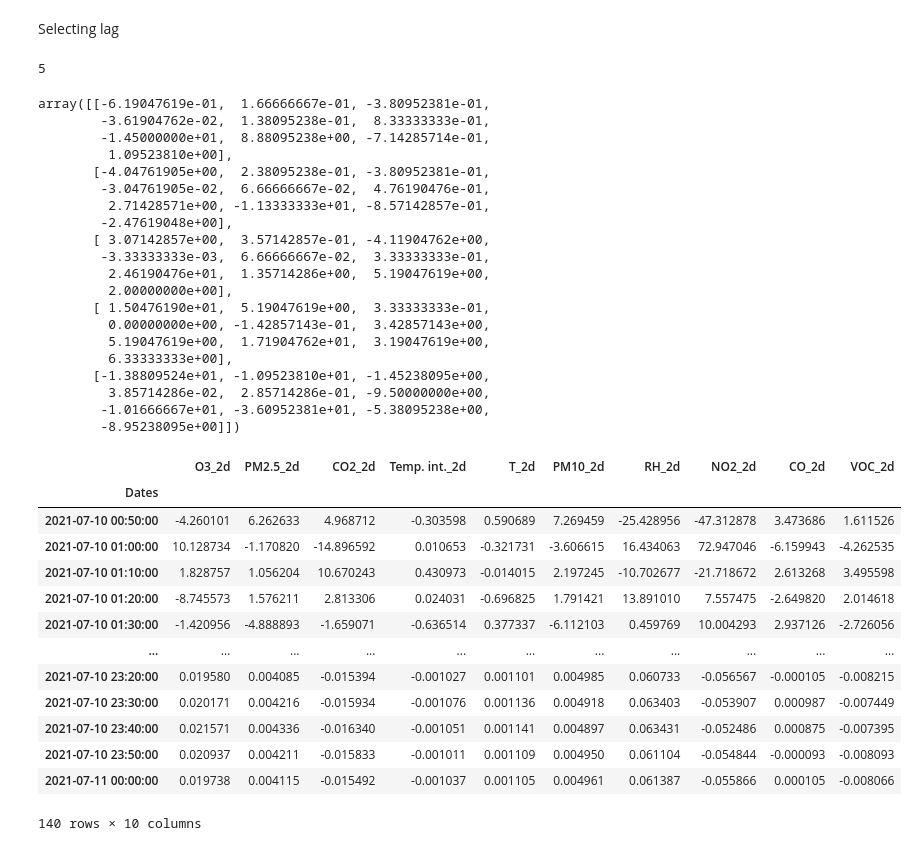
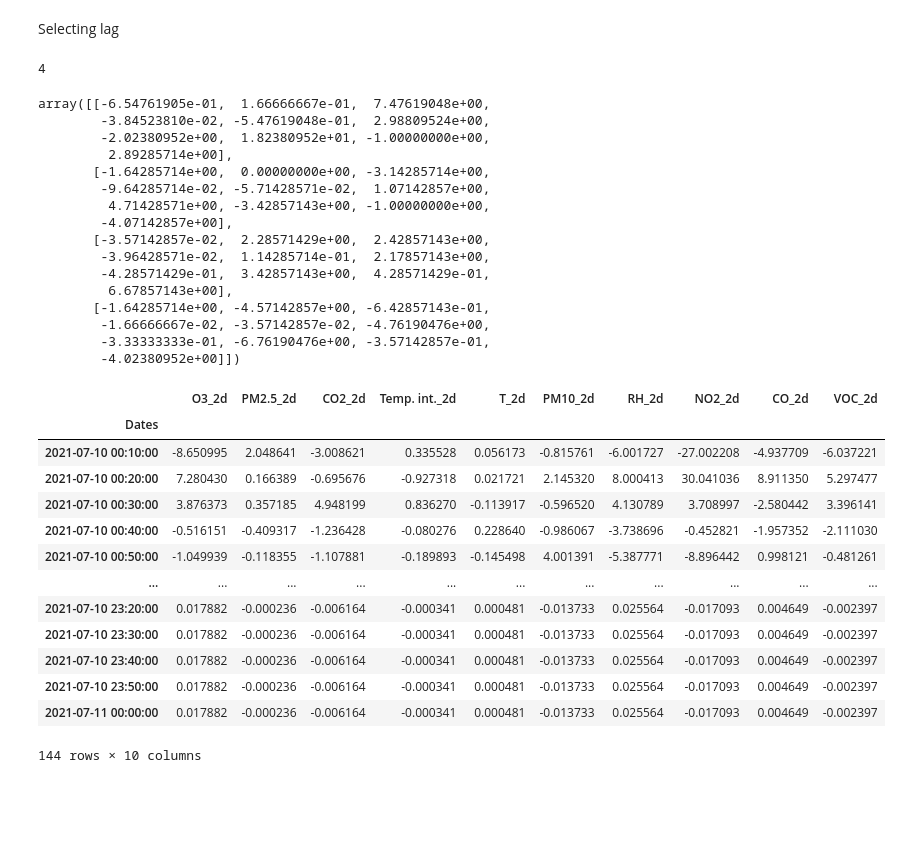
Before and after one commit to marcochisci/Anomaly_detection, a Jupyter notebook: 10min_1day_AnomalyDetection.ipynb, the cells around one changed output. Saved outputs shown, nothing was run; the diff lists cells and outputs as text; code cells hidden in the pictures; blank space fills up the shorter version.

```diff
--- a/10min_1day_AnomalyDetection.ipynb
+++ b/10min_1day_AnomalyDetection.ipynb
@@ -801,7 +876,7 @@ plt.tight_layout();
 # %% [markdown]
 Splitting the series into train and testing data
 # %%
-nobs = 4
+nobs = 144
 df_train, df_test = df_f[0:-nobs], df_f[-nobs:]
 
 # Check size
@@ -897,7 +972,7 @@ order = model.select_order(maxlags=5)
 lag = order.aic
 print(lag)
 # %% [output]
-5
+4
 # %%
 model_fitted = model.fit(lag)
 # %%
@@ -905,46 +980,42 @@ model_fitted = model.fit(lag)
 forecast_input = df_differenced.values[-lag:]
 forecast_input
 # %% [output]
-array([[-6.19047619e-01,  1.66666667e-01, -3.80952381e-01,
-        -3.61904762e-02,  1.38095238e-01,  8.33333333e-01,
-        -1.45000000e+01,  8.88095238e+00, -7.14285714e-01,
-         1.09523810e+00],
-       [-4.04761905e+00,  2.38095238e-01, -3.80952381e-01,
-        -3.04761905e-02,  6.66666667e-02,  4.76190476e-01,
-         2.71428571e+00, -1.13333333e+01, -8.57142857e-01,
-        -2.47619048e+00],
-       [ 3.07142857e+00,  3.57142857e-01, -4.11904762e+00,
-        -3.33333333e-03,  6.66666667e-02,  3.33333333e-01,
-         2.46190476e+01,  1.35714286e+00,  5.19047619e+00,
-         2.00000000e+00],
-       [ 1.50476190e+01,  5.19047619e+00,  3.33333333e-01,
-         0.00000000e+00, -1.42857143e-01,  3.42857143e+00,
-         5.19047619e+00,  1.71904762e+01,  3.19047619e+00,
-         6.33333333e+00],
-       [-1.38809524e+01, -1.09523810e+01, -1.45238095e+00,
-         3.85714286e-02,  2.85714286e-01, -9.50000000e+00,
-        -1.01666667e+01, -3.60952381e+01, -5.38095238e+00,
-        -8.95238095e+00]])
+array([[-6.54761905e-01,  1.66666667e-01,  7.47619048e+00,
+        -3.84523810e-02, -5.47619048e-01,  2.98809524e+00,
+        -2.02380952e+00,  1.82380952e+01, -1.00000000e+00,
+         2.89285714e+00],
+       [-1.64285714e+00,  0.00000000e+00, -3.14285714e+00,
+        -9.64285714e-02, -5.71428571e-02,  1.07142857e+00,
+         4.71428571e+00, -3.42857143e+00, -1.00000000e+00,
+        -4.07142857e+00],
+       [-3.57142857e-02,  2.28571429e+00,  2.42857143e+00,
+        -3.96428571e-02,  1.14285714e-01,  2.17857143e+00,
+        -4.28571429e-01,  3.42857143e+00,  4.28571429e-01,
+         6.67857143e+00],
+       [-1.64285714e+00, -4.57142857e+00, -6.42857143e-01,
+        -1.66666667e-02, -3.57142857e-02, -4.76190476e+00,
+        -3.33333333e-01, -6.76190476e+00, -3.57142857e-01,
+        -4.02380952e+00]])
 # %%
 # Forecast
-fc = model_fitted.forecast(y=forecast_input, steps=len(df)-lag)
-df_forecast = pd.DataFrame(fc, index=df.index[-(len(df)-lag):], columns=df.columns + '_2d')
+fc = model_fitted.forecast(y=forecast_input, steps=nobs)
+df_forecast = pd.DataFrame(fc, index=df.index[-nobs:], columns=df.columns + '_2d')
 df_forecast
 # %% [output]
 |  | O3_2d | PM2.5_2d | CO2_2d | Temp. int._2d | T_2d | PM10_2d | RH_2d | NO2_2d | CO_2d | VOC_2d |
 | Dates |  |  |  |  |  |  |  |  |  |  |
-| 2021-07-10 00:50:00 | -4.260101 | 6.262633 | 4.968712 | -0.303598 | 0.590689 | 7.269459 | -25.428956 | -47.312878 | 3.473686 | 1.611526 |
-| 2021-07-10 01:00:00 | 10.128734 | -1.170820 | -14.896592 | 0.010653 | -0.321731 | -3.606615 | 16.434063 | 72.947046 | -6.159943 | -4.262535 |
-| 2021-07-10 01:10:00 | 1.828757 | 1.056204 | 10.670243 | 0.430973 | -0.014015 | 2.197245 | -10.702677 | -21.718672 | 2.613268 | 3.495598 |
-| 2021-07-10 01:20:00 | -8.745573 | 1.576211 | 2.813306 | 0.024031 | -0.696825 | 1.791421 | 13.891010 | 7.557475 | -2.649820 | 2.014618 |
-| 2021-07-10 01:30:00 | -1.420956 | -4.888893 | -1.659071 | -0.636514 | 0.377337 | -6.112103 | 0.459769 | 10.004293 | 2.937126 | -2.726056 |
+| 2021-07-10 00:10:00 | -8.650995 | 2.048641 | -3.008621 | 0.335528 | 0.056173 | -0.815761 | -6.001727 | -27.002208 | -4.937709 | -6.037221 |
+| 2021-07-10 00:20:00 | 7.280430 | 0.166389 | -0.695676 | -0.927318 | 0.021721 | 2.145320 | 8.000413 | 30.041036 | 8.911350 | 5.297477 |
+| 2021-07-10 00:30:00 | 3.876373 | 0.357185 | 4.948199 | 0.836270 | -0.113917 | -0.596520 | 4.130789 | 3.708997 | -2.580442 | 3.396141 |
+| 2021-07-10 00:40:00 | -0.516151 | -0.409317 | -1.236428 | -0.080276 | 0.228640 | -0.986067 | -3.738696 | -0.452821 | -1.957352 | -2.111030 |
+| 2021-07-10 00:50:00 | -1.049939 | -0.118355 | -1.107881 | -0.189893 | -0.145498 | 4.001391 | -5.387771 | -8.896442 | 0.998121 | -0.481261 |
 | ... | ... | ... | ... | ... | ... | ... | ... | ... | ... | ... |
-| 2021-07-10 23:20:00 | 0.019580 | 0.004085 | -0.015394 | -0.001027 | 0.001101 | 0.004985 | 0.060733 | -0.056567 | -0.000105 | -0.008215 |
-| 2021-07-10 23:30:00 | 0.020171 | 0.004216 | -0.015934 | -0.001076 | 0.001136 | 0.004918 | 0.063403 | -0.053907 | 0.000987 | -0.007449 |
-| 2021-07-10 23:40:00 | 0.021571 | 0.004336 | -0.016340 | -0.001051 | 0.001141 | 0.004897 | 0.063431 | -0.052486 | 0.000875 | -0.007395 |
-| 2021-07-10 23:50:00 | 0.020937 | 0.004211 | -0.015833 | -0.001011 | 0.001109 | 0.004950 | 0.061104 | -0.054844 | -0.000093 | -0.008093 |
-| 2021-07-11 00:00:00 | 0.019738 | 0.004115 | -0.015492 | -0.001037 | 0.001105 | 0.004961 | 0.061387 | -0.055866 | 0.000105 | -0.008066 |
+| 2021-07-10 23:20:00 | 0.017882 | -0.000236 | -0.006164 | -0.000341 | 0.000481 | -0.013733 | 0.025564 | -0.017093 | 0.004649 | -0.002397 |
+| 2021-07-10 23:30:00 | 0.017882 | -0.000236 | -0.006164 | -0.000341 | 0.000481 | -0.013733 | 0.025564 | -0.017093 | 0.004649 | -0.002397 |
+| 2021-07-10 23:40:00 | 0.017882 | -0.000236 | -0.006164 | -0.000341 | 0.000481 | -0.013733 | 0.025564 | -0.017093 | 0.004649 | -0.002397 |
+| 2021-07-10 23:50:00 | 0.017882 | -0.000236 | -0.006164 | -0.000341 | 0.000481 | -0.013733 | 0.025564 | -0.017093 | 0.004649 | -0.002397 |
+| 2021-07-11 00:00:00 | 0.017882 | -0.000236 | -0.006164 | -0.000341 | 0.000481 | -0.013733 | 0.025564 | -0.017093 | 0.004649 | -0.002397 |
-140 rows × 10 columns
+144 rows × 10 columns
 # %%
 def invert_transformation(df_train, df_forecast, second_diff=False):
     """Revert back the differencing to get the forecast to original scale."""
```
Also changed, not shown: parts of 18 cells of this notebook.
